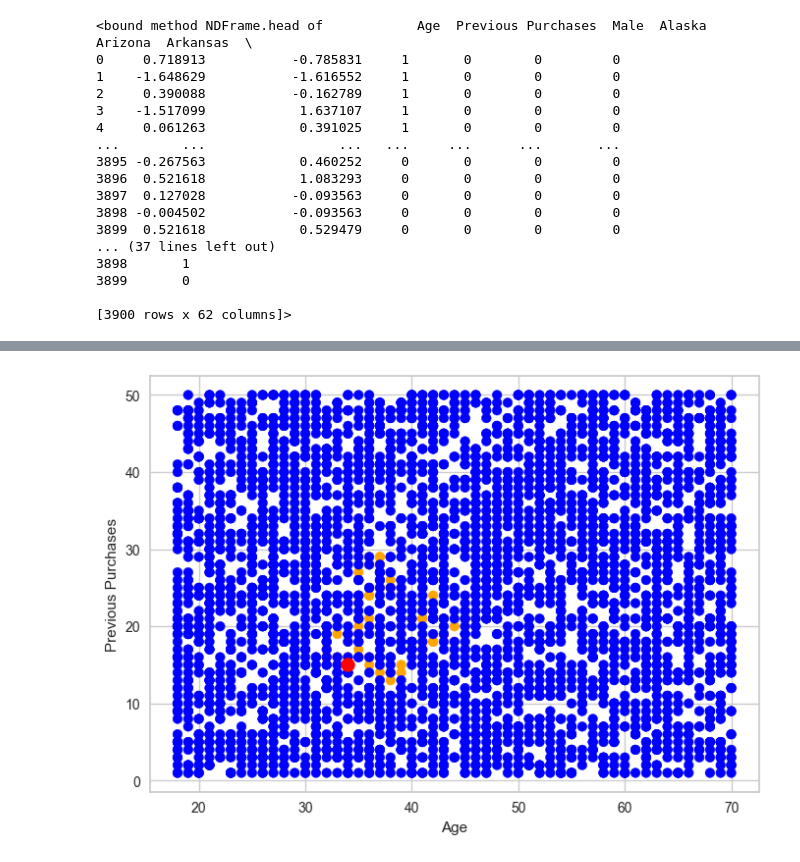
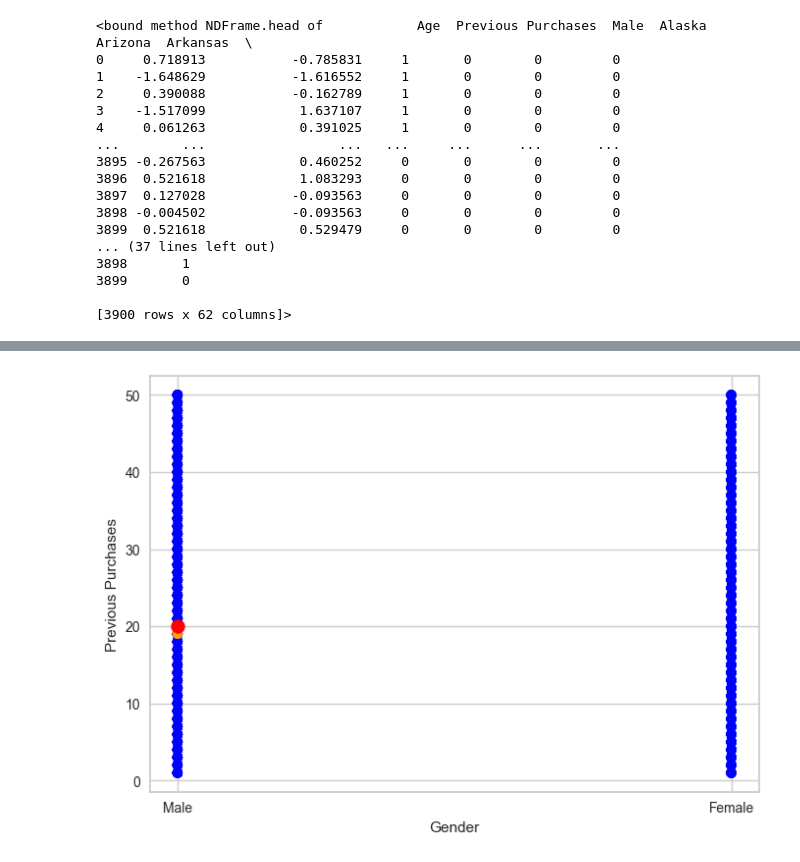
Before and after one commit to suyashgoel/product-recommendation, a Jupyter notebook: product-recommendation.ipynb, the cells around one changed output, grey strips where cells are left out. Drawn from its saved outputs; the diff is of its cells as text; code cells hidden in the pictures.

Commit message:
Feature: user input for plotting

```diff
--- a/product-recommendation.ipynb
+++ b/product-recommendation.ipynb
@@ -261,17 +261,28 @@ for index in df.index:
         df.loc[index, 'Colors'] = 'orange'
     else:
         df.loc[index, 'Colors'] = 'blue'
-# %%
-feature_one = 'Age'
-feature_two = 'Previous Purchases'
-
-plt.scatter(df[feature_one], df[feature_two], c=df['Colors'])
-
-plt.scatter(age, previous_purchases, c='red', s=100)
-
-plt.xlabel(feature_one)
-plt.ylabel(feature_two)
-
-plt.show()
-# %% [output]
-[figure, removed]
+# %%
+var_names = [('Age', age), ('Gender', gender), ('Location', location), ('Season', season), ('Subscription Status', subscription_status), ('Previous Purchases', previous_purchases), ('Frequency of Purchases', frequency_of_purchases)]
+
+feature_one = input('Enter the first feature you want to plot')
+feature_two = input('Enter the second feature you want to plot')
+
+features_to_plot = []
+
+for tuple in var_names:
+    if tuple[0] == feature_one or tuple[0] == feature_two:
+        features_to_plot.append(tuple[1])
+
+plt.scatter(df[feature_one], df[feature_two], c=df['Colors'])
+
+sample_feature_one = features_to_plot[0]
+sample_feature_two = features_to_plot[1]
+
+plt.scatter(sample_feature_one, sample_feature_two, c='red', s=100)
+
+plt.xlabel(feature_one)
+plt.ylabel(feature_two)
+
+plt.show()
+# %% [output]
+[figure, added]
```
Also changed, not shown: parts of 9 cells of this notebook.
